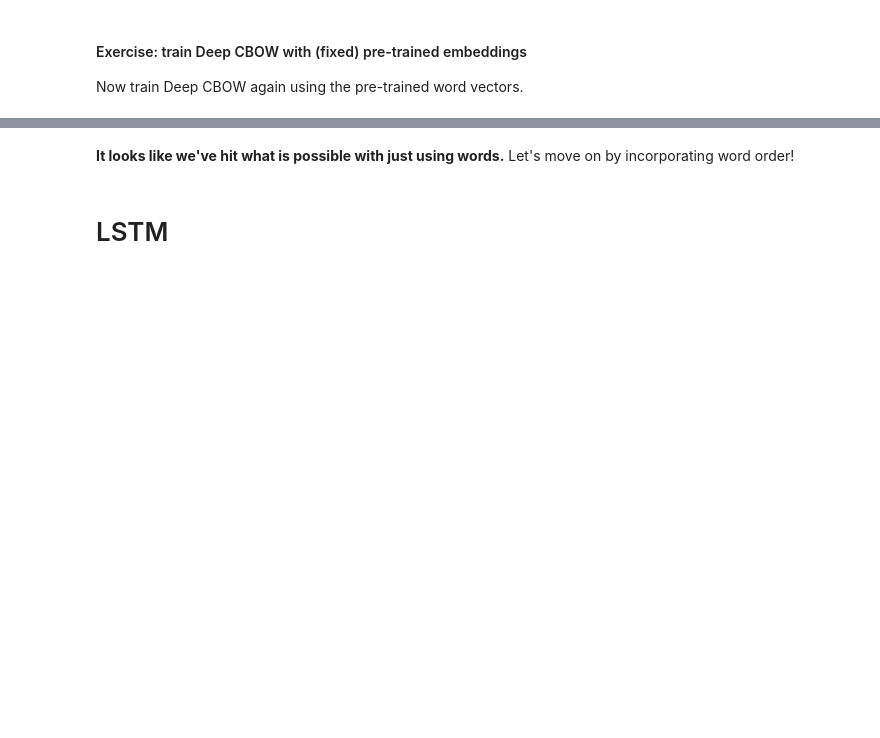
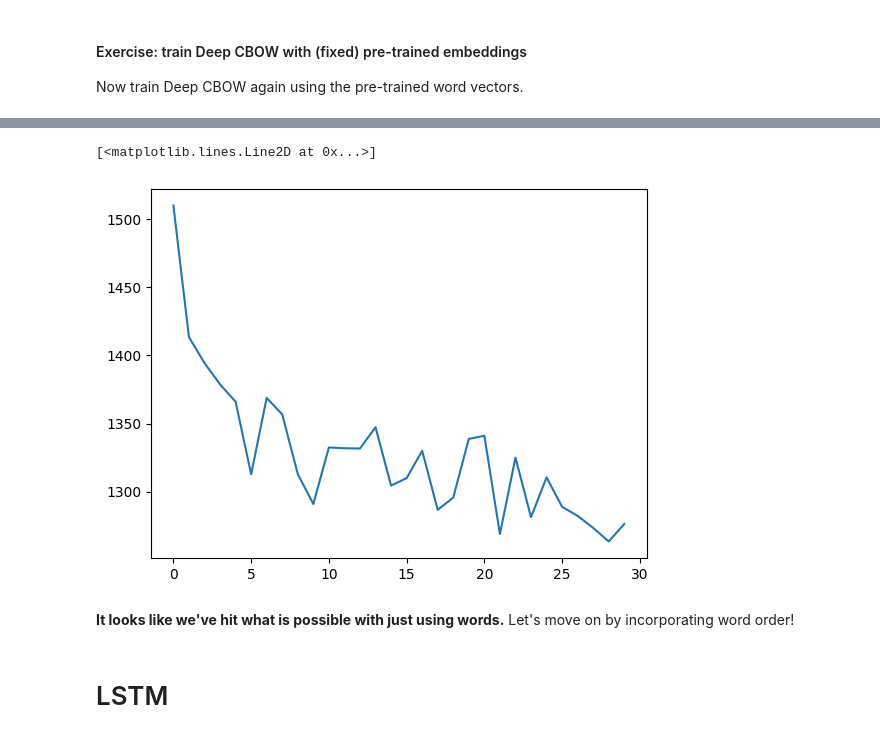
Before and after one commit to gerardPlanella/DeepLearning1_UvA_22, a Jupyter notebook: Assignment2/NLP1_2022_Practical_2_(student_version).ipynb, the cells around one changed output, grey strips where cells are left out. Drawn from its saved outputs; the diff is of its cells as text; code cells hidden in the pictures; blank space fills up the shorter version.

```diff
--- a/Assignment2/NLP1_2022_Practical_2_(student_version).ipynb
+++ b/Assignment2/NLP1_2022_Practical_2_(student_version).ipynb
@@ -1121,5 +1147,9 @@ pt_deep_cbow_model = pt_deep_cbow_model.to(device)
 # %%
 # plot train loss
+plt.plot(pt_deep_cbow_losses)
+# %% [output]
+[<matplotlib.lines.Line2D at 0x...>]
+[figure, added]
 # %% [markdown]
 **It looks like we've hit what is possible with just using words.**
 Let's move on by incorporating word order!
```
Also changed, not shown: parts of 7 cells of this notebook.
